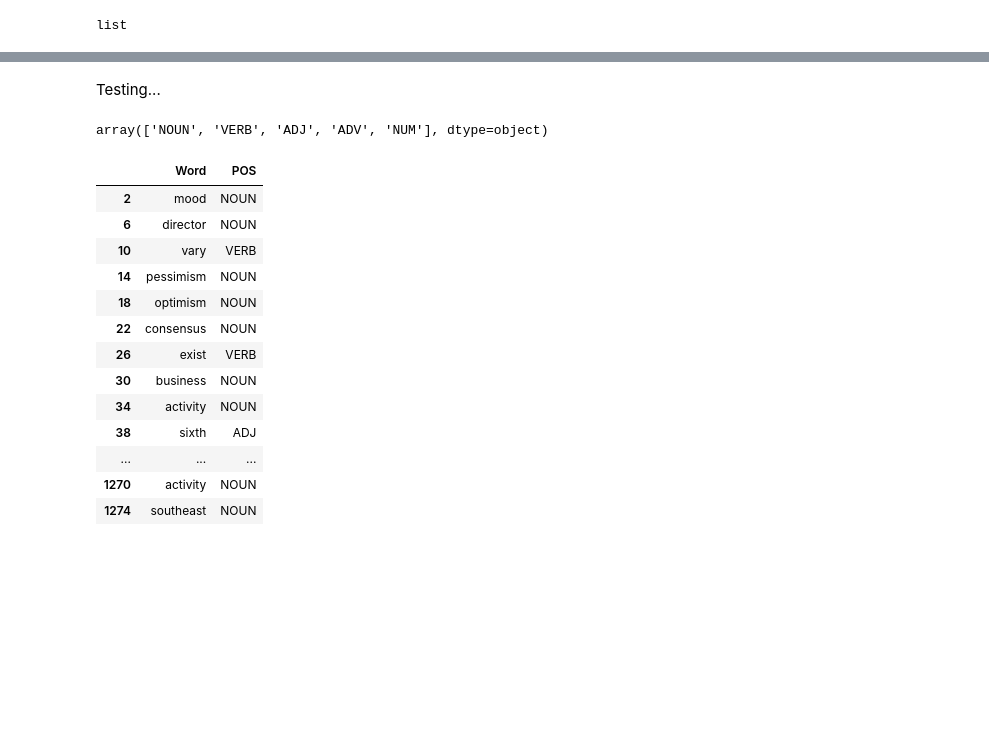
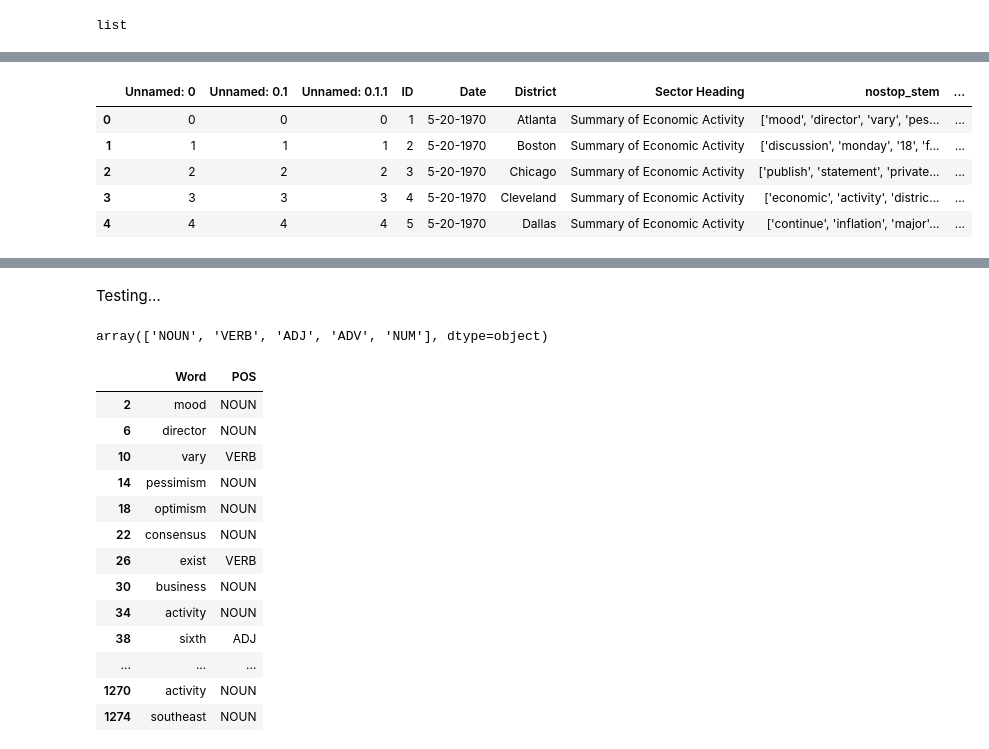
Before and after one commit to al-exe/beige_books_analysis, a Jupyter notebook: BOW.ipynb, the cells around one changed output, grey strips where cells are left out. Saved outputs shown, nothing was run; the diff lists cells and outputs as text; code cells hidden in the pictures; blank space fills up the shorter version.

```diff
--- a/BOW.ipynb
+++ b/BOW.ipynb
@@ -18,5 +215,6 @@ beige.head()
 # %%
-corpus = [eval(beige['nostop_stem'][i]) for i in range(len(beige))]
+beige = pd.read_csv('noun_keywords.csv')
+corpus = [eval(beige['cleaner'][i]) for i in range(len(beige))]
 type(corpus[:3][0])
 # %% [output]
 list
@@ -36,0 +221,9 @@ bowed.sort(key= lambda tup:tup[1], reverse=True)
+# %%
+beige.head()
+# %% [output]
+|  | Unnamed: 0 | Unnamed: 0.1 | Unnamed: 0.1.1 | ID | Date | District | Sector Heading | nostop_stem | ... |
+| 0 | 0 | 0 | 0 | 1 | 5-20-1970 | Atlanta | Summary of Economic Activity | ['mood', 'director', 'vary', 'pes... | ... |
+| 1 | 1 | 1 | 1 | 2 | 5-20-1970 | Boston | Summary of Economic Activity | ['discussion', 'monday', '18', 'f... | ... |
+| 2 | 2 | 2 | 2 | 3 | 5-20-1970 | Chicago | Summary of Economic Activity | ['publish', 'statement', 'private... | ... |
+| 3 | 3 | 3 | 3 | 4 | 5-20-1970 | Cleveland | Summary of Economic Activity | ['economic', 'activity', 'distric... | ... |
+| 4 | 4 | 4 | 4 | 5 | 5-20-1970 | Dallas | Summary of Economic Activity | ['continue', 'inflation', 'major'... | ... |
```
Also changed, not shown: parts of 44 cells of this notebook, 6 other files.
